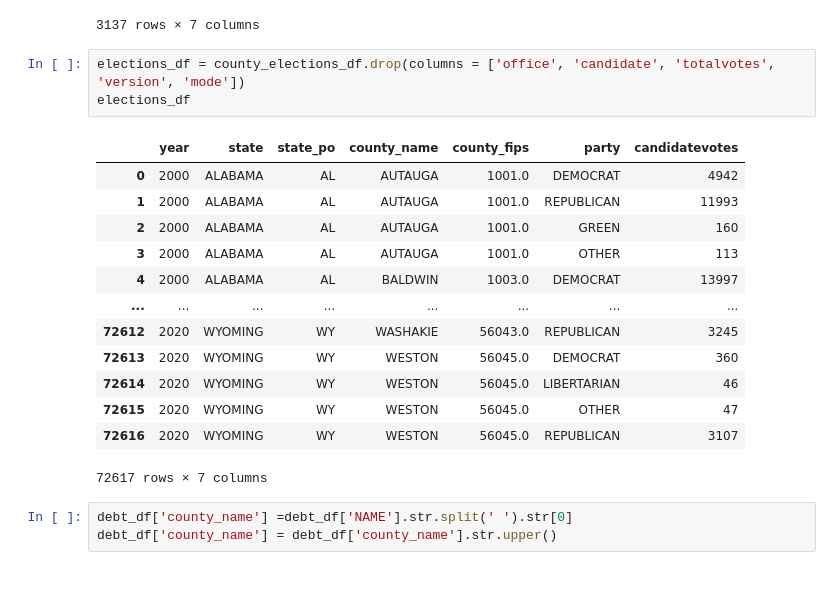
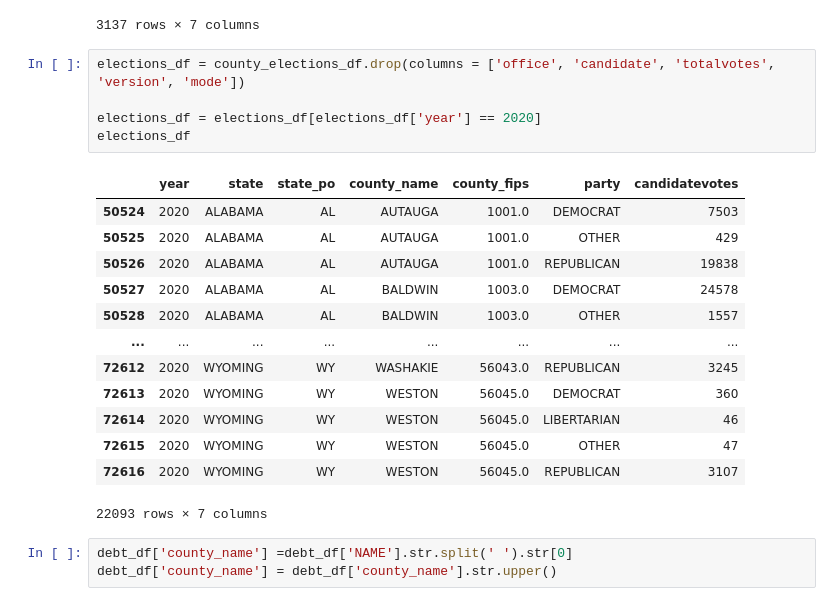
Before and after one commit to SamuelAlvarezmx/Final_project, a Jupyter notebook: Cleaning_dataset.ipynb, the cells around one changed output. Saved outputs shown, nothing was run; the diff lists cells and outputs as text.

```diff
--- a/Cleaning_dataset.ipynb
+++ b/Cleaning_dataset.ipynb
@@ -185,21 +187,23 @@ debt_df
 3137 rows × 7 columns
 # %%
 elections_df = county_elections_df.drop(columns = ['office', 'candidate', 'totalvotes', 'version', 'mode'])
+
+elections_df = elections_df[elections_df['year'] == 2020]
 elections_df
 # %% [output]
 |  | year | state | state_po | county_name | county_fips | party | candidatevotes |
-| 0 | 2000 | ALABAMA | AL | AUTAUGA | 1001.0 | DEMOCRAT | 4942 |
-| 1 | 2000 | ALABAMA | AL | AUTAUGA | 1001.0 | REPUBLICAN | 11993 |
-| 2 | 2000 | ALABAMA | AL | AUTAUGA | 1001.0 | GREEN | 160 |
-| 3 | 2000 | ALABAMA | AL | AUTAUGA | 1001.0 | OTHER | 113 |
-| 4 | 2000 | ALABAMA | AL | BALDWIN | 1003.0 | DEMOCRAT | 13997 |
+| 50524 | 2020 | ALABAMA | AL | AUTAUGA | 1001.0 | DEMOCRAT | 7503 |
+| 50525 | 2020 | ALABAMA | AL | AUTAUGA | 1001.0 | OTHER | 429 |
+| 50526 | 2020 | ALABAMA | AL | AUTAUGA | 1001.0 | REPUBLICAN | 19838 |
+| 50527 | 2020 | ALABAMA | AL | BALDWIN | 1003.0 | DEMOCRAT | 24578 |
+| 50528 | 2020 | ALABAMA | AL | BALDWIN | 1003.0 | OTHER | 1557 |
 | ... | ... | ... | ... | ... | ... | ... | ... |
 | 72612 | 2020 | WYOMING | WY | WASHAKIE | 56043.0 | REPUBLICAN | 3245 |
 | 72613 | 2020 | WYOMING | WY | WESTON | 56045.0 | DEMOCRAT | 360 |
 | 72614 | 2020 | WYOMING | WY | WESTON | 56045.0 | LIBERTARIAN | 46 |
 | 72615 | 2020 | WYOMING | WY | WESTON | 56045.0 | OTHER | 47 |
 | 72616 | 2020 | WYOMING | WY | WESTON | 56045.0 | REPUBLICAN | 3107 |
-72617 rows × 7 columns
+22093 rows × 7 columns
 # %%
 debt_df['county_name'] =debt_df['NAME'].str.split(' ').str[0]
 debt_df['county_name'] = debt_df['county_name'].str.upper()
```
Also changed, not shown: parts of 31 cells of this notebook, 1 other file.
